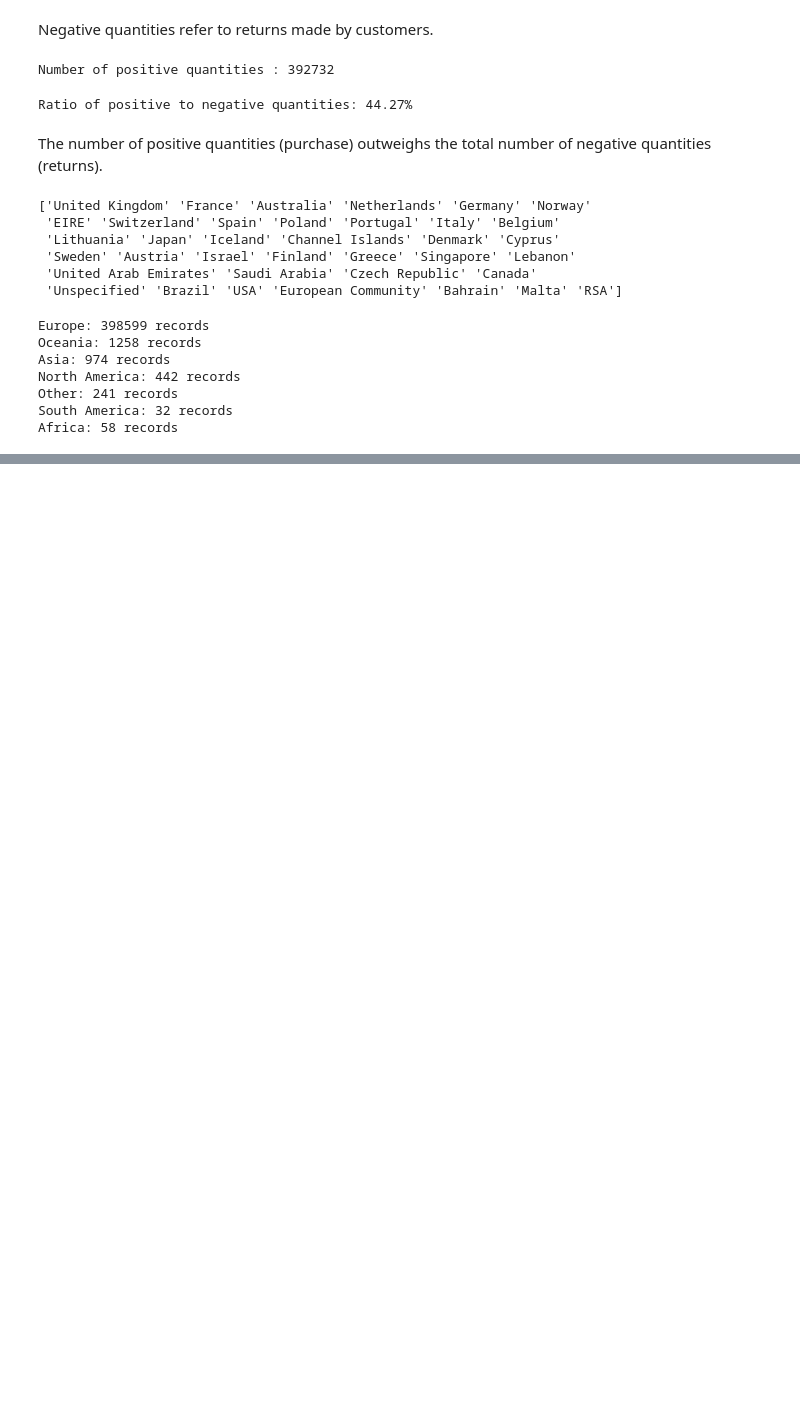
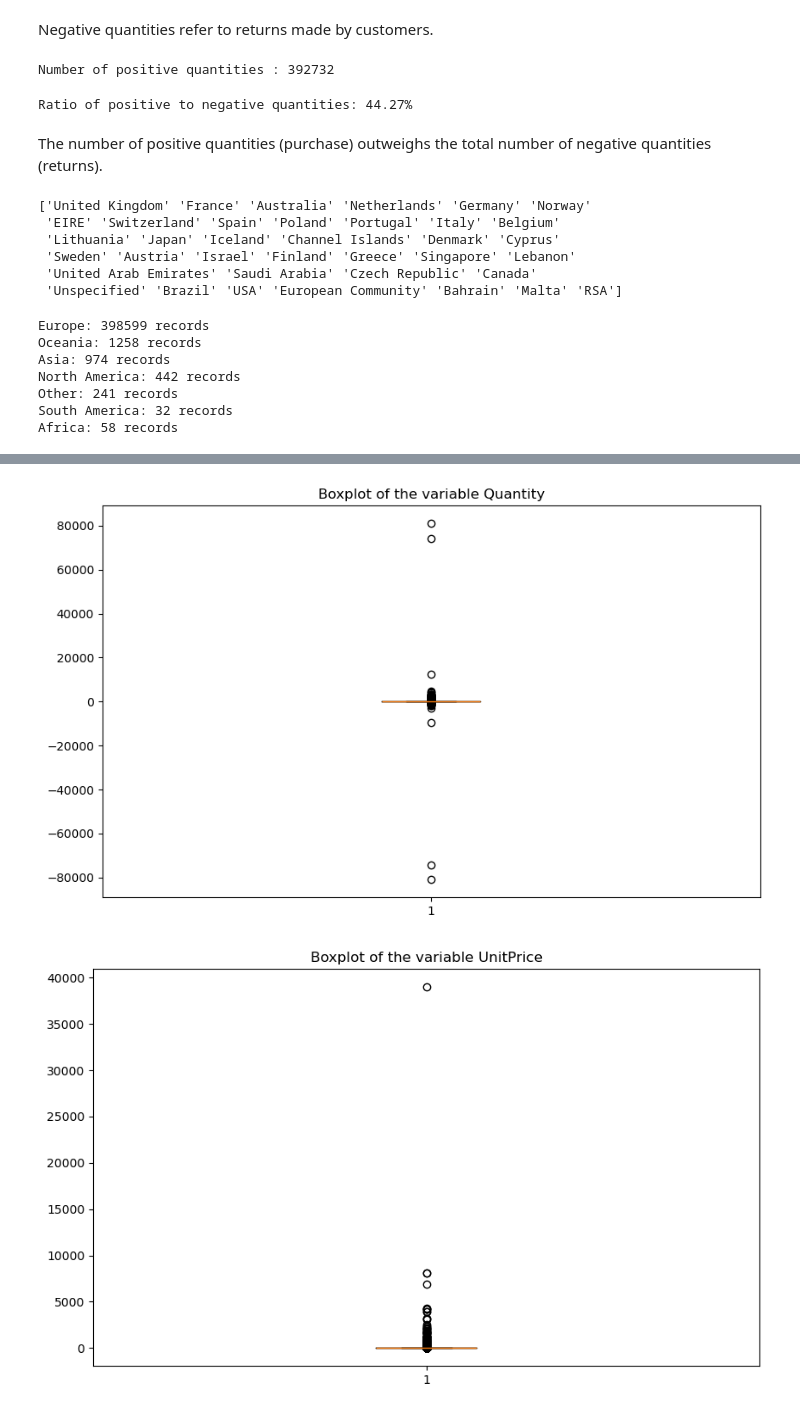
Before and after one commit to cindyoff/data-science, a Jupyter notebook: retail/analysis.ipynb, the cells around one changed output, grey strips where cells are left out. Drawn from its saved outputs; the diff is of its cells as text; code cells hidden in the pictures; blank space fills up the shorter version.

```diff
--- a/retail/analysis.ipynb
+++ b/retail/analysis.ipynb
@@ -241,0 +243,5 @@ Africa: 58 records
+# %%
+# total sales - new variable TotalSales
+df["TotalSales"] = df["Quantity"] * df["UnitPrice"]
+print(df["TotalSales"].head()) # unit : sterling
+print(df.info())
@@ -241,0 +266,10 @@ Africa: 58 records
+# %%
+# checking for outliers - general
+for col in df.columns:
+    if df[col].dtype in [np.int64, np.float64]:
+        plt.figure(figsize = (10, 6))
+        plt.boxplot(df[col])
+        plt.title(f"Boxplot of the variable {col}")
+# %% [output]
+[figure, added]
+[figure, added]
```
Also changed, not shown: parts of 10 cells of this notebook, 1 other file.
